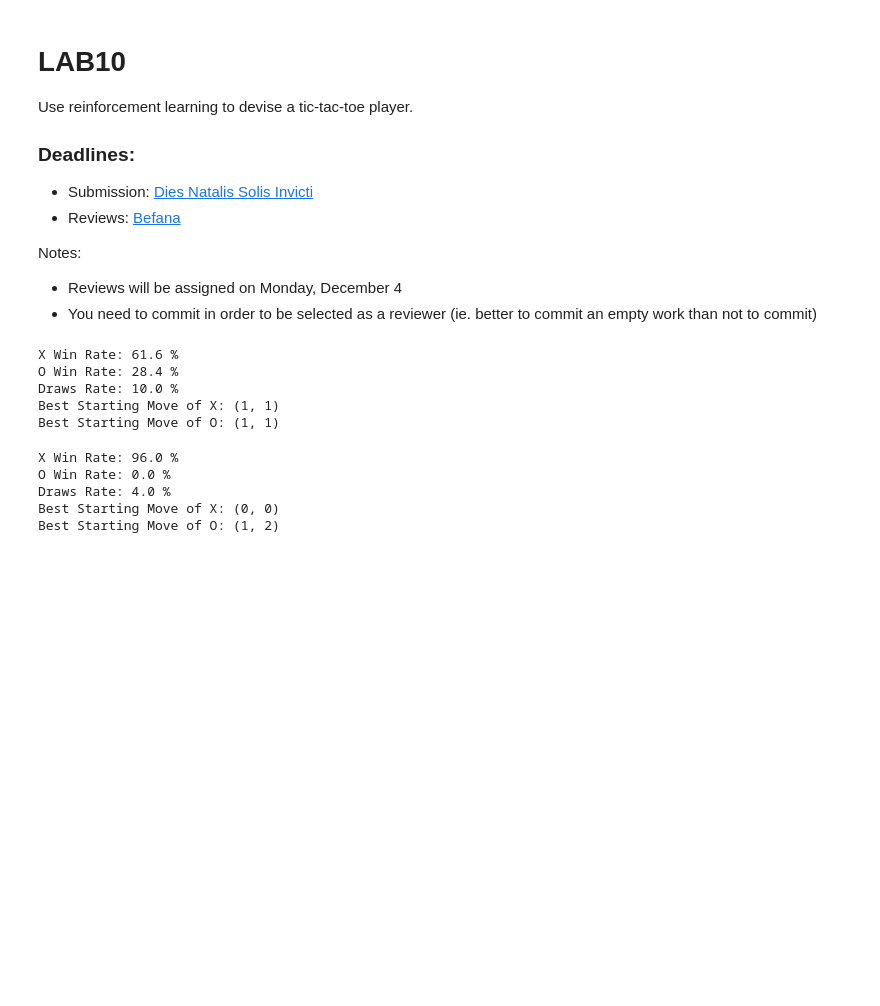
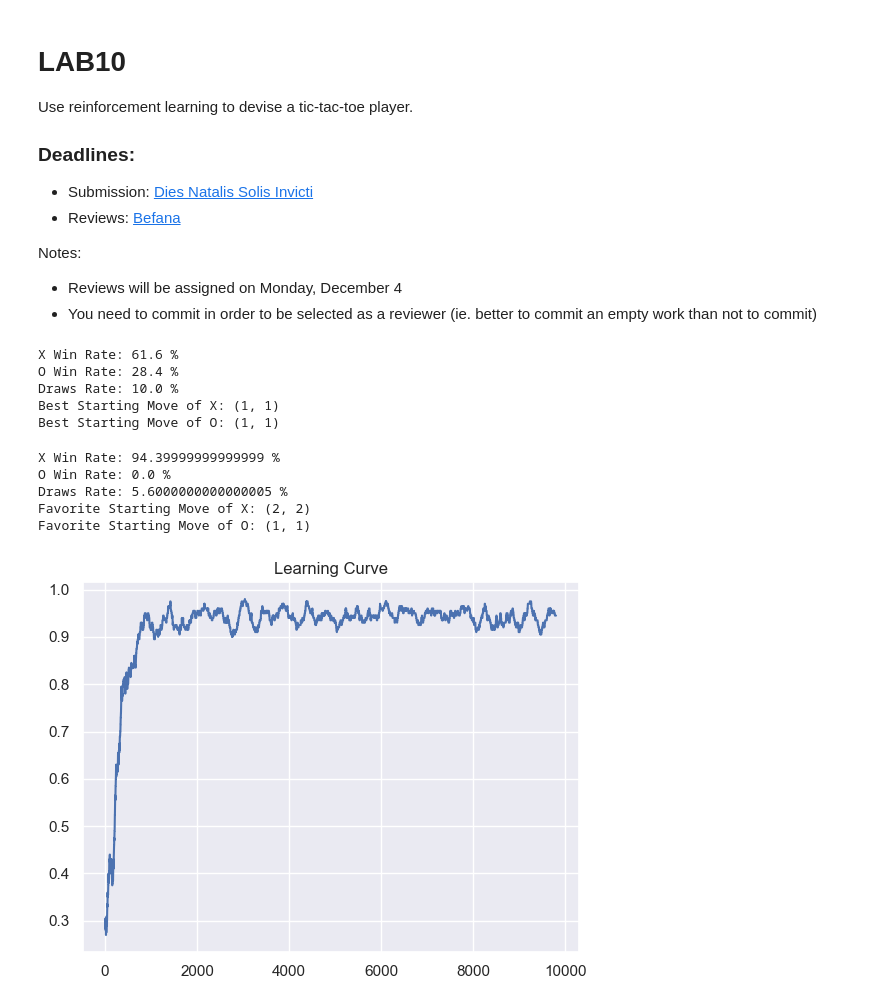
Before and after one commit to lfmvit/s317264-computational-intelligence-labs, a Jupyter notebook: lab10/lab10.ipynb, the cells around one changed output. Cells and saved outputs as stored; diff of their text form; code cells hidden in the pictures; blank space fills up the shorter version.

Commit message:
added one final match and plot for learning curve

```diff
--- a/lab10/lab10.ipynb
+++ b/lab10/lab10.ipynb
@@ -272,9 +273,13 @@ def initialize_Q(S,seed = 1):
         Q[state]= {}
         for i,x  in enumerate(state): # Loop through action
             if x == 0:
-                Q[state][i] = np.random.rand()
+                Q[state][i] = 0
 
     return Q
+
+def moving_average(x, w):
+    "Function to calculate moving average of rewards"
+    return np.convolve(x, np.ones(w), 'valid') / w
 # %%
 def train(n_games=1000,alpha = 0.5, gamma = 0.9,train_X=True,train_O=False,is_random=True,**kwargs):
     """
@@ -421,6 +426,9 @@ def train(n_games=1000,alpha = 0.5, gamma = 0.9,train_X=True,train_O=False,is_ra
     elif train_O:
         rewards = rewards_O
 
+    sns.set(font_scale=1)
+    m_avg = moving_average(rewards,w=200)
+    sns.lineplot(x=range(len(m_avg)),y=m_avg).set_title('Learning Curve')
 
 
     return Q_X,Q_O,rewards_X,rewards_O
@@ -459,26 +467,27 @@ Best Starting Move of O: (1, 1)
 # %%
 # X Trained with random O vs random O
 
 np.random.seed(1)
 
-Q_X,_,rewards_X,rewards_O = train(n_games=20000,alpha = 0.2, gamma = 0.9,train_X=True,train_O=False,is_random=True)
+Q_X,_,rewards_X,rewards_O = train(n_games=10000,alpha = 0.5, gamma = 0.9,train_X=True,train_O=False,is_random=True)
 Q_X_trained = Q_X
 
 n_games=1000
 result, initial_winning_move_X, initial_winning_move_O = play_games(n_games, Q_X_trained, Q_O, X_strategy='greedy', O_strategy='eps_greedy', eps_X=1, eps_O=1)
 
 print("X Win Rate:", result['X_win']/n_games*100,'%')
 print("O Win Rate:", result['O_win']/n_games*100,'%')
 print("Draws Rate:", result['Draw']/n_games*100,'%')
 
-print("Best Starting Move of X:", initial_winning_move_X)
-print("Best Starting Move of O:", initial_winning_move_O)
+print("Favorite Starting Move of X:", initial_winning_move_X)
+print("Favorite Starting Move of O:", initial_winning_move_O)
 # %% [output]
-X Win Rate: 96.0 %
+X Win Rate: 94.39999999999999 %
 O Win Rate: 0.0 %
-Draws Rate: 4.0 %
-Best Starting Move of X: (0, 0)
-Best Starting Move of O: (1, 2)
+Draws Rate: 5.6000000000000005 %
+Favorite Starting Move of X: (2, 2)
+Favorite Starting Move of O: (1, 1)
+[figure, added]
 # %%
 #Random X vs O Trained with random X
 #again eps set to 1 and eps greedy for x player this time
```
Also changed, not shown: parts of 4 cells of this notebook, 1 other file.
